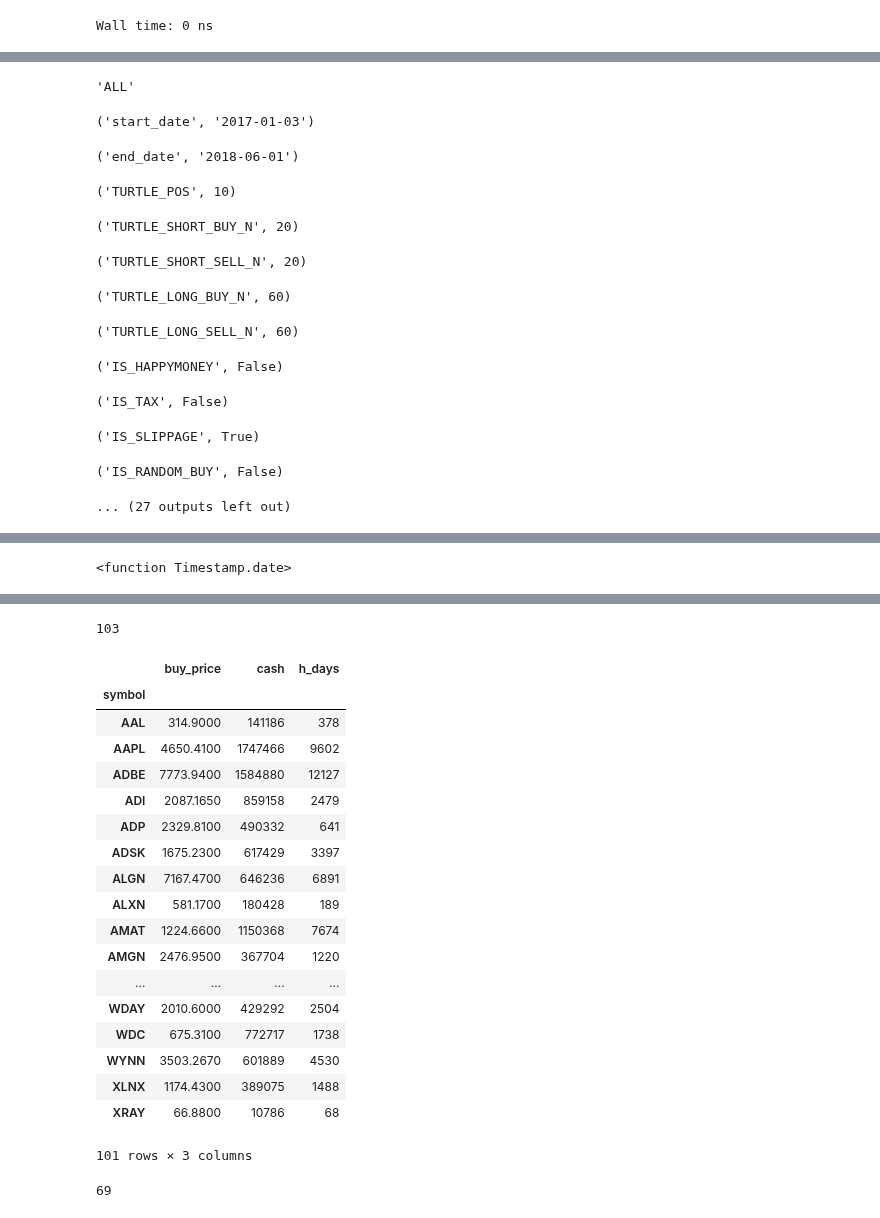
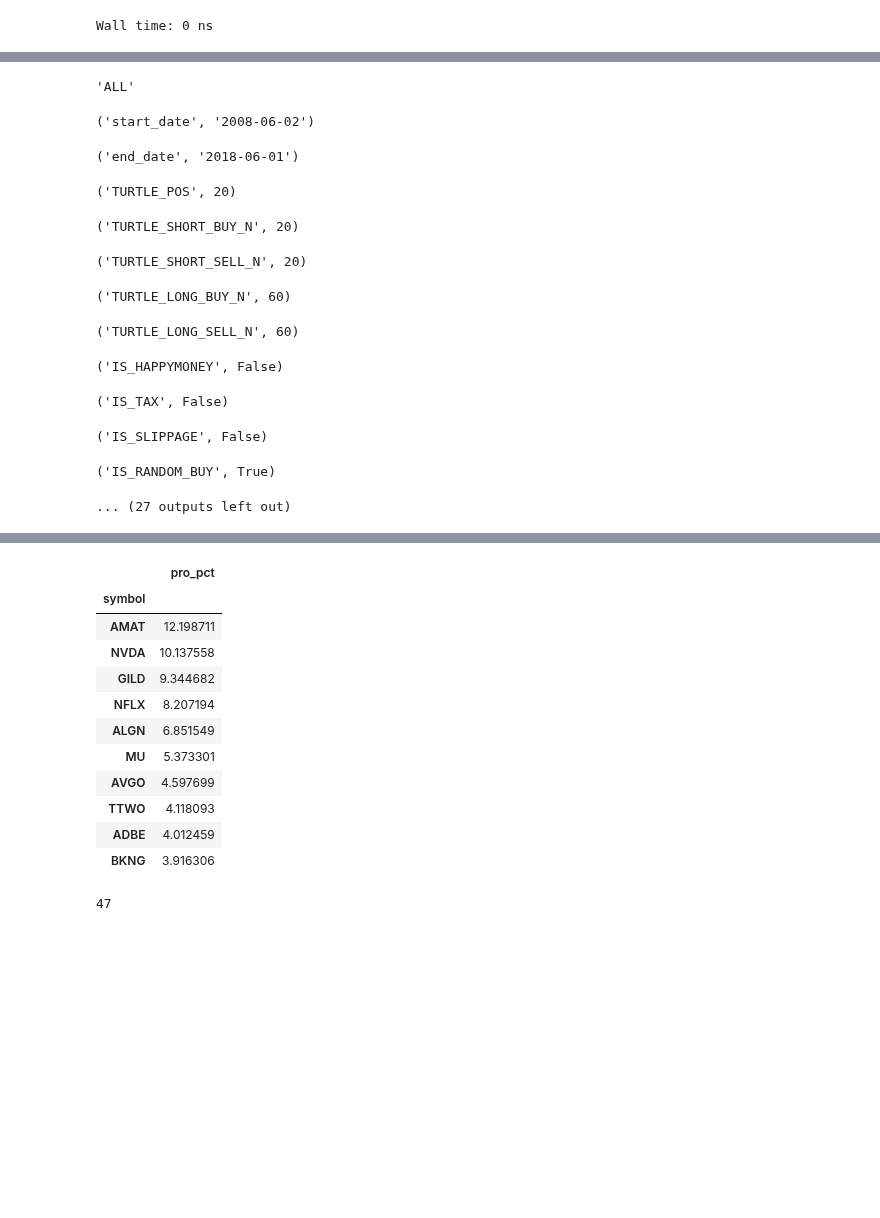
Before and after one commit to dxcv/ML4M, a Jupyter notebook: notebook/turtle_2system_nasdaq100.ipynb, the cells around one changed output, grey strips where cells are left out. Cells and saved outputs as stored; diff of their text form; code cells hidden in the pictures; blank space fills up the shorter version.

```diff
--- a/notebook/turtle_2system_nasdaq100.ipynb
+++ b/notebook/turtle_2system_nasdaq100.ipynb
@@ -57,11 +57,11 @@ Wall time: 0 ns
 start_date = '2008-06-02'
 # start_date = '2010-01-01'
 # start_date = '2015-01-01'
-start_date = '2017-01-03'
+# start_date = '2017-01-03'
 # start_date = '2018-01-01'
 end_date = '2018-06-01'
 
-TURTLE_POS = 10
+TURTLE_POS = 20
 ### Turtle System One - Short
 TURTLE_SHORT_BUY_N = 20
 TURTLE_SHORT_SELL_N = 20
@@ -72,8 +72,8 @@ TURTLE_LONG_SELL_N = 60
 ### 业务设置
 IS_HAPPYMONEY = False
 IS_TAX = False
-IS_SLIPPAGE = True
-IS_RANDOM_BUY = False
+IS_SLIPPAGE = False
+IS_RANDOM_BUY = True
 START_MONEY = 100000
 HAPPY_MONEY = 0
 PROPERTY = START_MONEY
@@ -146,9 +146,9 @@ for symbol in NASDAQ100[:]:
 #     stock_df['MA%d' % TURTLE_BUY_N] = stock_df['open'].rolling(TURTLE_BUY_N).mean()
 #     stock_df['MA%d' % TURTLE_SELL_N] = stock_df['open'].rolling(TURTLE_SELL_N).mean()
 #     stock_df['EWMA'] = stock_df['open'].ewm(alpha=0.1, adjust=False).mean()
-    stock_df['MA360'] = stock_df['open'].rolling(360).mean()
+#     stock_df['MA360'] = stock_df['open'].rolling(360).mean()
     stock_df['MA180'] = stock_df['open'].rolling(180).mean()
-    stock_df['MA60'] = stock_df['open'].rolling(30).mean()
+    stock_df['MA60'] = stock_df['open'].rolling(60).mean()
     stock_df['MA30'] = stock_df['open'].rolling(30).mean()
 
 #     stock_df['ops'] = ''
@@ -399,7 +399,7 @@ for today in pd.period_range(start=start_date, end=end_date, freq='D'):
                         buy_count = 0
 
                 if buy_count > 0:
-                    buy_count = 1
+#                     buy_count = 1
                     CASH -= buy_count * buy_price
 #                     print(today, '建仓', buy_count, stock_df_dict[symbol].loc[today, 'open'], CASH)
                     order_df = order_df.append(
@@ -538,17 +538,17 @@ benchmark = df.open.pct_change()
 'MISS_BUY_SIGNAL_SHORT', miss_buy_short
 # %% [output]
 'ALL'
-('start_date', '2017-01-03')
+('start_date', '2008-06-02')
 ('end_date', '2018-06-01')
-('TURTLE_POS', 10)
+('TURTLE_POS', 20)
 ('TURTLE_SHORT_BUY_N', 20)
 ('TURTLE_SHORT_SELL_N', 20)
 ('TURTLE_LONG_BUY_N', 60)
 ('TURTLE_LONG_SELL_N', 60)
 ('IS_HAPPYMONEY', False)
 ('IS_TAX', False)
-('IS_SLIPPAGE', True)
+('IS_SLIPPAGE', False)
-('IS_RANDOM_BUY', False)
+('IS_RANDOM_BUY', True)
 ... (27 outputs left out)
 # %%
 df = order_df.copy()
@@ -556,14 +556,19 @@ df.drop(columns=['sell_reason'], inplace=True)
 df['pro_pct'] = (df.sell_price - df.buy_price) / df.buy_price
 # df.sell_date.dtypes
 # df.loc[1].sell_date
-df = df.astype(dtype={'sell_date': 'datetime64[ns]', 'buy_date': 'datetime64[ns]', 'cash':'int'})
-df.loc[1].sell_date
-df.loc[1].sell_date.date
+# df.loc[1].sell_date.to_timestamp()
+
+# df = df.astype(dtype={'sell_date': 'datetime64[ns]', 'buy_date': 'datetime64[ns]', 'cash':'int'})
+df = df.astype(dtype={'cash': 'int'})
+# df.loc[1].sell_date
+
 # type(df[1].sell_date)
 df['h_days'] = (df.sell_date - df.buy_date)
-df.loc[1].h_days
-df['h_days'] = df['h_days'].apply(lambda x: 1 if x.days == 0 else x.days)
-df.loc[1].h_days
+# df.loc[1].h_days
+# type(df.loc[1].h_days)
+
+df['h_days'] = df['h_days'].apply(lambda x: 1 if x == 0 else x)
+# df.loc[1].h_days
 
 df['per_d'] = df.pro_pct / df.h_days * 365
 # df['per_d'] = df.apply(lambda x: x.pro_pct / x.h_days)
@@ -571,5 +576,8 @@ df['per_d'] = df.pro_pct / df.h_days * 365
 # df
 # df.sort_values(by='pro_pct', ascending=False)
 # df.sort_values(by='per_d', ascending=False)
-df.groupby(by='symbol').sum()
+
+df = df.loc[:, ['symbol', 'pro_pct']]
+df = df.groupby(by='symbol').sum()
+df.sort_values(by='pro_pct', ascending=False).head(10)
 # %% [output]
@@ -577 +583,0 @@ Timestamp('2017-04-18 00:00:00')
-<function Timestamp.date>
@@ -579,23 +584,15 @@ Timedelta('103 days 00:00:00')
-103
-|  | buy_price | cash | h_days |
-| symbol |  |  |  |
-| AAL | 314.9000 | 141186 | 378 |
-| AAPL | 4650.4100 | 1747466 | 9602 |
-| ADBE | 7773.9400 | 1584880 | 12127 |
-| ADI | 2087.1650 | 859158 | 2479 |
-| ADP | 2329.8100 | 490332 | 641 |
-| ADSK | 1675.2300 | 617429 | 3397 |
-| ALGN | 7167.4700 | 646236 | 6891 |
-| ALXN | 581.1700 | 180428 | 189 |
-| AMAT | 1224.6600 | 1150368 | 7674 |
-| AMGN | 2476.9500 | 367704 | 1220 |
-| ... | ... | ... | ... |
-| WDAY | 2010.6000 | 429292 | 2504 |
-| WDC | 675.3100 | 772717 | 1738 |
-| WYNN | 3503.2670 | 601889 | 4530 |
-| XLNX | 1174.4300 | 389075 | 1488 |
-| XRAY | 66.8800 | 10786 | 68 |
+|  | pro_pct |
+| symbol |  |
+| AMAT | 12.198711 |
+| NVDA | 10.137558 |
+| GILD | 9.344682 |
+| NFLX | 8.207194 |
+| ALGN | 6.851549 |
+| MU | 5.373301 |
+| AVGO | 4.597699 |
+| TTWO | 4.118093 |
+| ADBE | 4.012459 |
+| BKNG | 3.916306 |
-101 rows × 3 columns
 # %%
 bad_stock_cnt = 0
 s_p = stock_df_dict['NDX'][start_date:].iloc[0].open
@@ -611,7 +608,7 @@ for symbol, stock_df in stock_df_dict.items():
         bad_stock_cnt += 1
 bad_stock_cnt
 # %% [output]
-69
+47
 # %%
 %matplotlib inline
 
```
Also changed, not shown: parts of 8 cells of this notebook.
